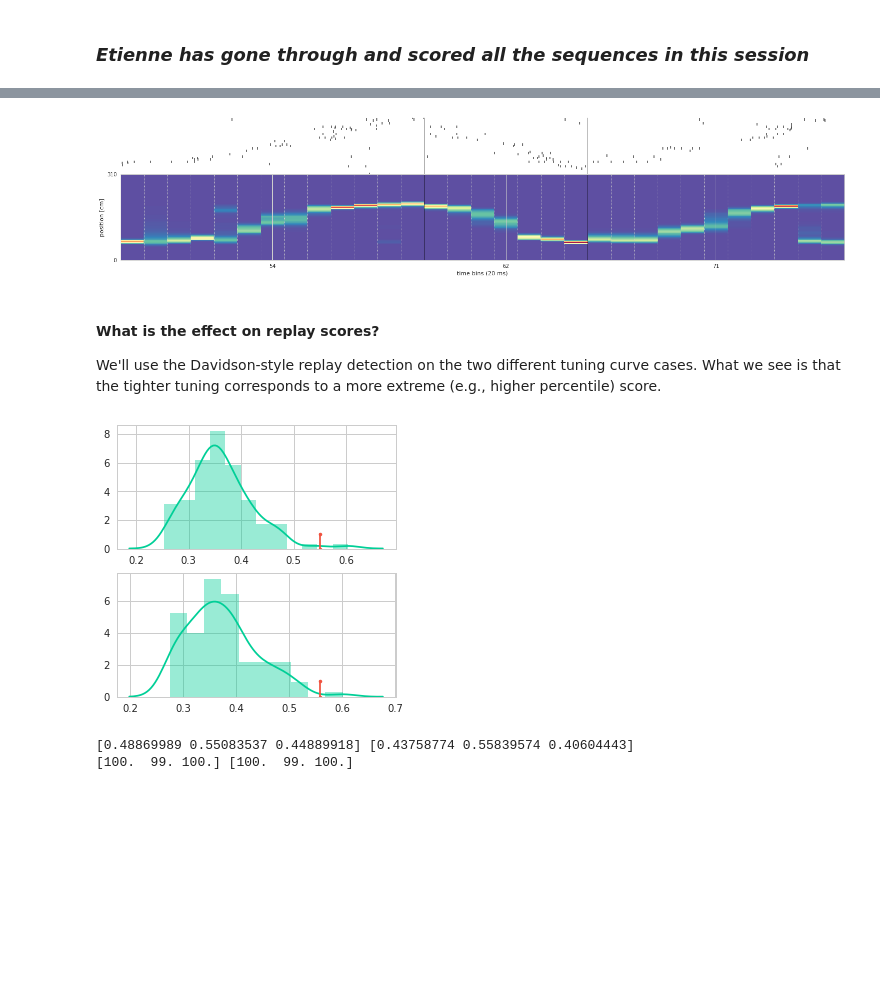
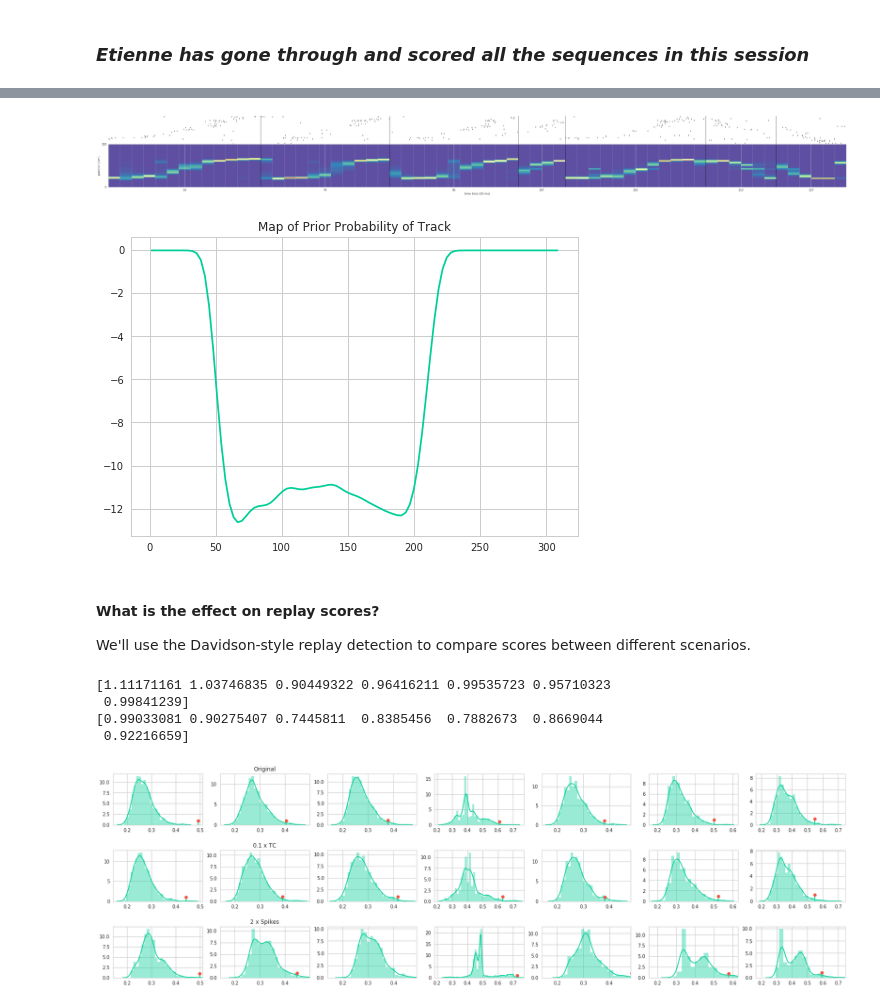
Before and after one commit to ckemere/InterestingNotebooks, a Jupyter notebook: Replay Scores and Tuning Curve Scaling.ipynb, the cells around one changed output, grey strips where cells are left out. Cells and saved outputs as stored; diff of their text form; code cells hidden in the pictures; blank space fills up the shorter version.

```diff
--- a/Replay Scores and Tuning Curve Scaling.ipynb
+++ b/Replay Scores and Tuning Curve Scaling.ipynb
@@ -206,0 +191,3 @@ This function plots the spike rasters ordered by place cell locations above the
+# %%
+niceseq = [54, 74, 90, 197, 203, 213, 227]
+print(scores_bayes_percentile[niceseq])
@@ -207,5 +196,4 @@ This function plots the spike rasters ordered by place cell locations above the
 # %%
-niceseq = [54, 62, 71]
 plot_all_PBEs(bst, st, tc, tc_placecells, idx=niceseq, size='big')
 # %% [output]
 WARNING:root:ignoring events outside of eventarray support
@@ -220,6 +240,11 @@ I propose that there's a dual - an change in firing rate in the place cells is e
 # %%
-tc2 = tc * 0.1 # simulate a different firing rate map
+tc2 = tc * 0.333 # simulate a different firing rate map
 plot_all_PBEs(bst, st, tc2, tc_placecells, idx=niceseq, size='big')
+
+ratemap = tc.reorder_units_by_ids(bst.unit_ids)
+prior = -ratemap.ratemap.sum(axis=0)*bst.ds
+plt.plot(ratemap.bin_centers, prior)
+plt.gca().set_title('Map of Prior Probability of Track');
 # %% [output]
 WARNING:root:ignoring events outside of eventarray support
 WARNING:root:ignoring events outside of eventarray support
@@ -228,8 +257,9 @@ WARNING:root:ignoring events outside of eventarray support
-[figure, old version]
+[figure, new version]
+[figure, added]
 # %% [markdown]
 #### What is the effect on replay scores?
 
-We'll use the Davidson-style replay detection on the two different tuning curve cases. What we see is that the tighter tuning corresponds to a more extreme (e.g., higher percentile) score.
+We'll use the Davidson-style replay detection to compare scores between different scenarios.
 # %%
 from nelpy import analysis
 
@@ -243,15 +268,0 @@ scores2, shuffled_scores2, percentiles2 = \
-# %%
-import seaborn as sns
-with npl.FigureManager(show=True, figsize=(5,5), nrows=2) as (fig, ax):
-    npl.setup(style='whitegrid')
-    sns.distplot(shuffled_scores[1,:],ax=ax[0])
-    ax[0].plot([scores[1],scores[1]],[0,1],'.-')
-    sns.distplot(shuffled_scores2[1,:],ax=ax[1])
-    ax[1].plot([scores2[1],scores2[1]],[0,1],'.-')
-
-print(scores, scores2)
-print(percentiles, percentiles2)
-# %% [output]
-[figure, removed]
-[0.48869989 0.55083537 0.44889918] [0.43758774 0.55839574 0.40604443]
-[100.  99. 100.] [100.  99. 100.]
@@ -257,0 +277,29 @@ print(percentiles, percentiles2)
+# %%
+import seaborn as sns
+
+to_plot = [(scores1, shuffled_scores1), (scores2, shuffled_scores2), (scores3, shuffled_scores3)]
+
+fig, axs = plt.subplots(nrows=len(to_plot), ncols=len(scores1), figsize=(4 * len(scores1), 8))
+plt.subplots_adjust(hspace=0.5)
+
+npl.setup(style='whitegrid')
+for idx, (sc, sh) in enumerate(to_plot):
+    for i in range(len(scores1)):
+        ax = axs[idx,i]
+        sns.distplot(sh[i,:],ax=ax)
+        ax.stem([sc[i]],[1],markerfmt='C1o')
+        if (idx > 0):
+            ax.set_xlim(axs[0,i].get_xlim())
+axs[0,1].set_title('Original');
+axs[1,1].set_title('0.1 x TC');
+axs[2,1].set_title('2 x Spikes');
+
+
+print(scores1/scores2)
+print(scores1/scores3)
+# %% [output]
+[1.11171161 1.03746835 0.90449322 0.96416211 0.99535723 0.95710323
+ 0.99841239]
+[0.99033081 0.90275407 0.7445811  0.8385456  0.7882673  0.8669044
+ 0.92216659]
+[figure, added]
```
Also changed, not shown: parts of 15 cells of this notebook.
